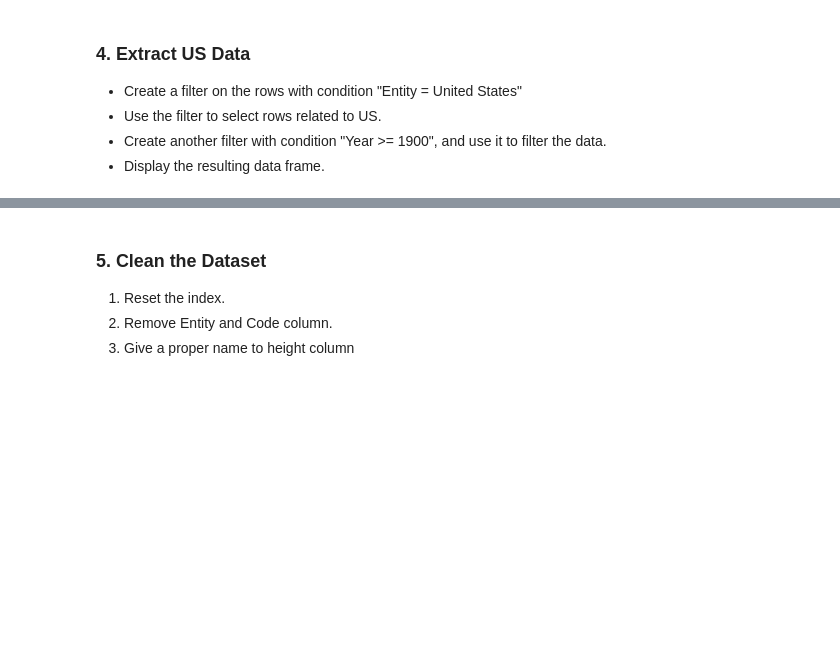
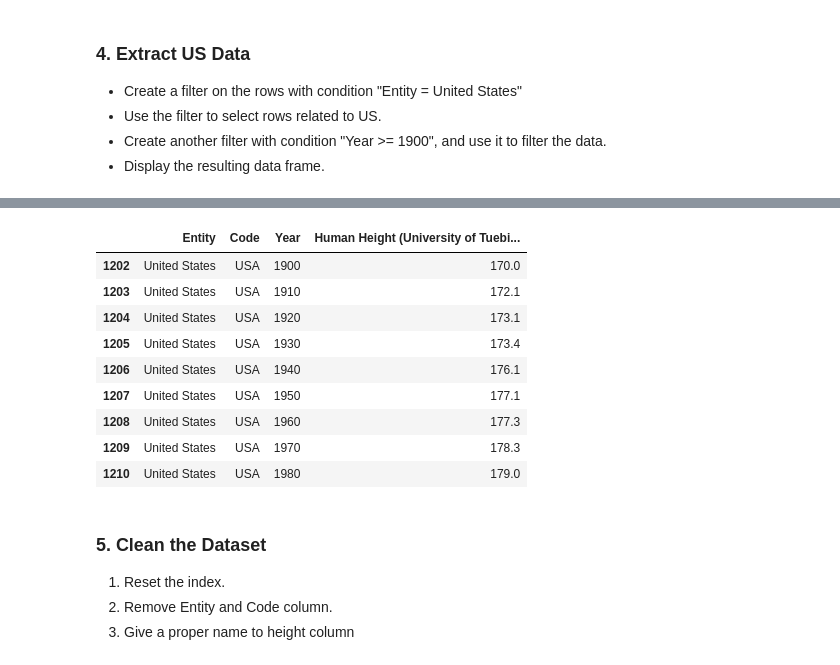
Before and after one commit to ch00226855/CMP414765Spring2021, a Jupyter notebook: Week02_FirstExample.ipynb, the cells around one changed output, grey strips where cells are left out. Drawn from its saved outputs; the diff is of its cells as text; code cells hidden in the pictures; blank space fills up the shorter version.

```diff
--- a/Week02_FirstExample.ipynb
+++ b/Week02_FirstExample.ipynb
@@ -109,3 +170,21 @@ data.head()
+# %%
+# We can apply both conditions in one statement.
+# Use bitwise operator: & (and), | (or), ~ (not)
+filter3 = (raw_data['Entity'] == "United States") & (raw_data['Year'] >= 1900)
+# print(filter3)
+data = raw_data[filter3]
+data
+# %% [output]
+|  | Entity | Code | Year | Human Height (University of Tuebi... |
+| 1202 | United States | USA | 1900 | 170.0 |
+| 1203 | United States | USA | 1910 | 172.1 |
+| 1204 | United States | USA | 1920 | 173.1 |
+| 1205 | United States | USA | 1930 | 173.4 |
+| 1206 | United States | USA | 1940 | 176.1 |
+| 1207 | United States | USA | 1950 | 177.1 |
+| 1208 | United States | USA | 1960 | 177.3 |
+| 1209 | United States | USA | 1970 | 178.3 |
+| 1210 | United States | USA | 1980 | 179.0 |
 # %% [markdown]
 ### 5. Clean the Dataset
 1. Reset the index.
```
Also changed, not shown: parts of 9 cells of this notebook.
